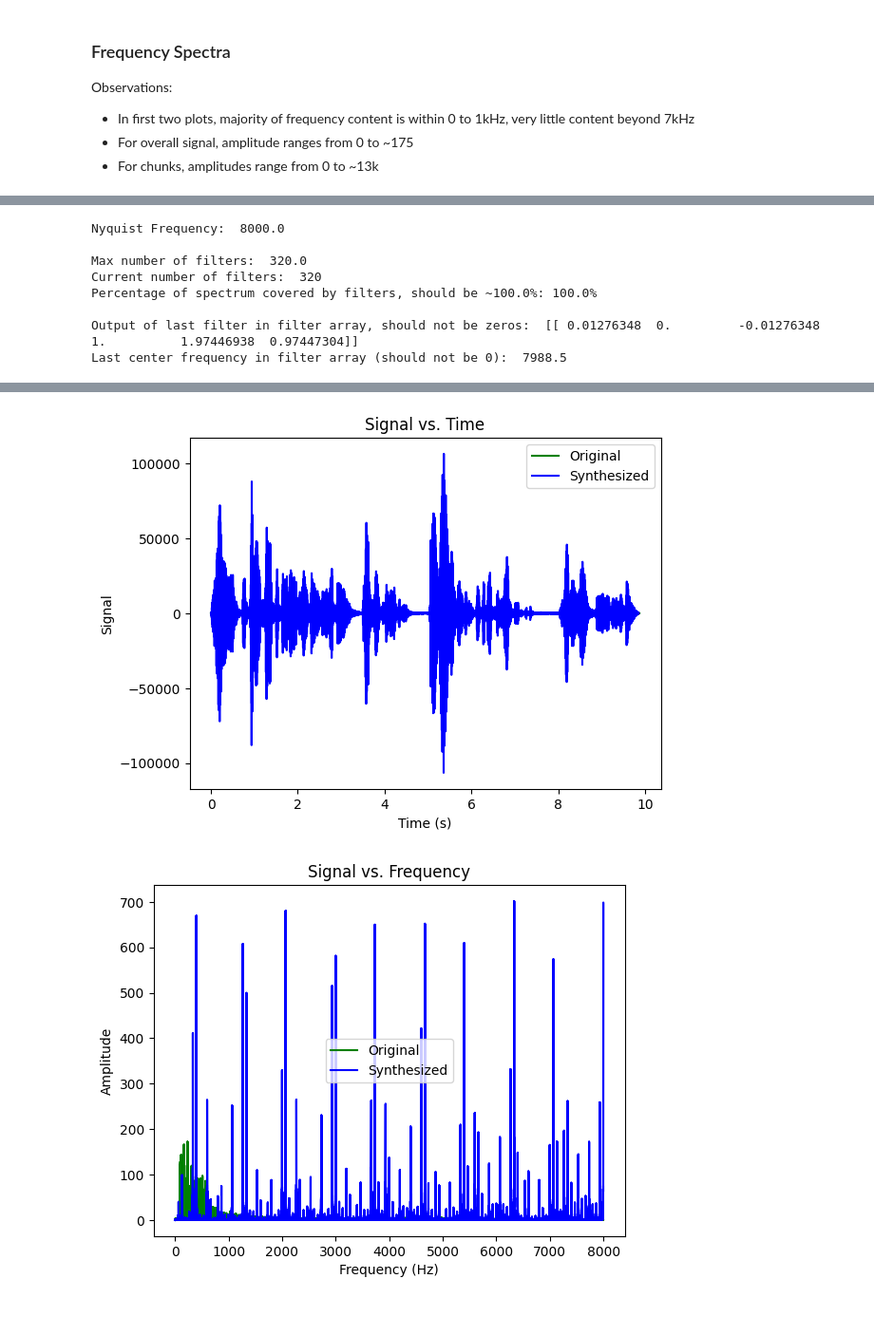
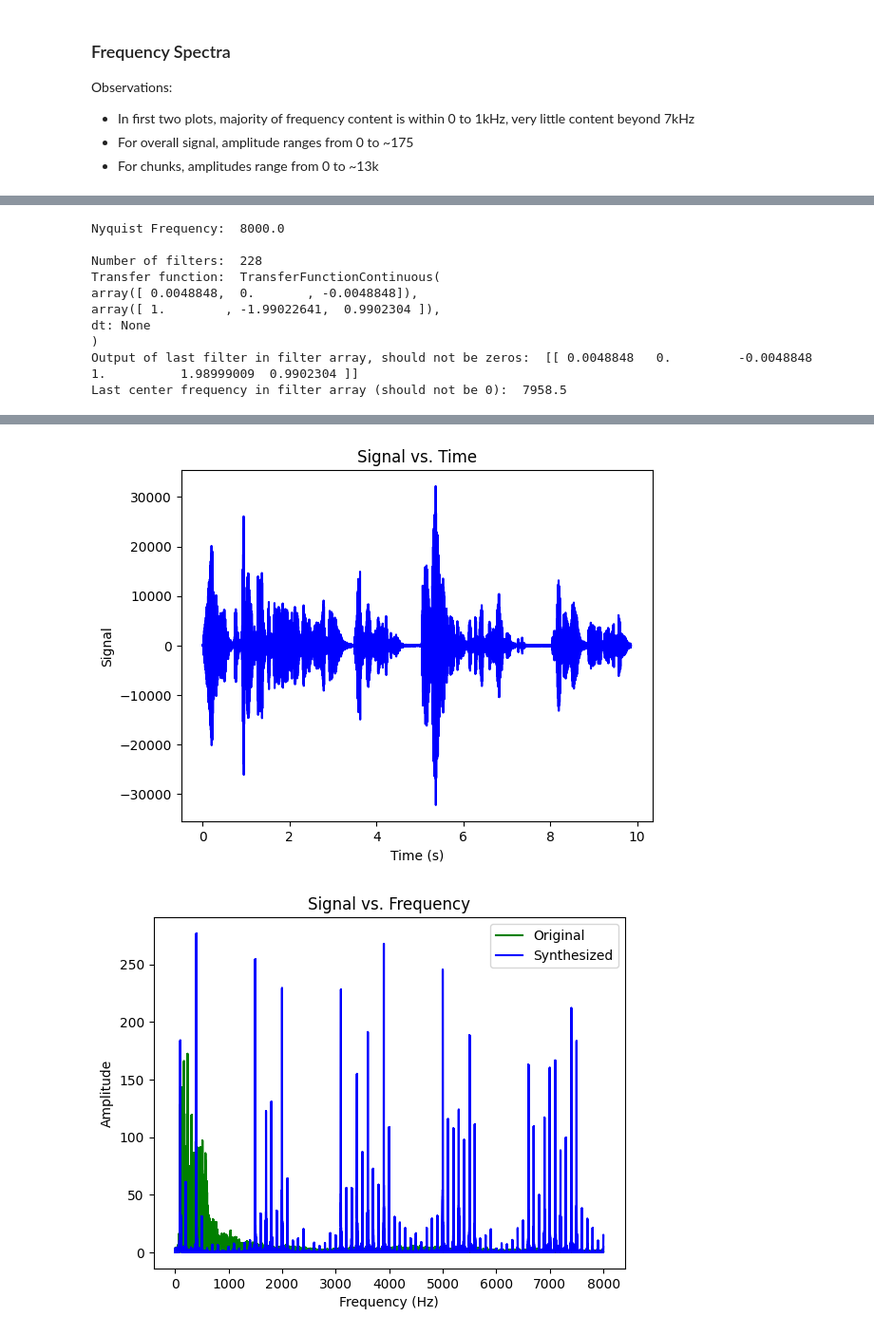
Before and after one commit to LavanSumanan/252DSPProject, a Jupyter notebook: PartB.ipynb, the cells around one changed output, grey strips where cells are left out. Shown at 95% size. Saved outputs shown, nothing was run; the diff lists cells and outputs as text; code cells hidden in the pictures.

```diff
--- a/PartB.ipynb
+++ b/PartB.ipynb
@@ -286,8 +292,8 @@ plt.show()
 # %%
 # to generate bank of filters, need to know type, start and end frequency (from bandwidth), gap / overlap between filters, and number of filters
 
-# FILTER_TYPE = 'butterworth'
-FILTER_TYPE = 'chebyshev1'
+FILTER_TYPE = 'butterworth'
+# FILTER_TYPE = 'chebyshev1'
 # FILTER_TYPE = 'elliptic'
 
 FILTER_ORDER = 1
@@ -300,7 +306,7 @@ BW = 25
 
 GAP_WIDTH = 0 # no gap
 # GAP_WIDTH = 5 # 5 Hz
-# GAP_WIDTH = 10 # 10 Hz
+GAP_WIDTH = 10 # 10 Hz
 # GAP_WIDTH = 100 # 100 Hz
 
 OVERLAP_WIDTH = 0 # no overlap
@@ -308,26 +314,23 @@ OVERLAP_WIDTH = 0 # no overlap
 # OVERLAP_WIDTH = 10 # 10 Hz
 # OVERLAP_WIDTH = 100 # 100 Hz
 
-PERCENT_SPECTRUM = 100.0 # filters cover ~100% of usable spectrum
-# PERCENT_SPECTRUM = 50.0 # filters cover ~50% of usable spectrum
-# PERCENT_SPECTRUM = 25.0 # filters cover ~25% of usable spectrum
-
 NYQUIST_FREQ = FS / 2
 print('Nyquist Frequency: ', NYQUIST_FREQ, '\n')
 
 START_FREQ = 1
-MAX_FILTERS = NYQUIST_FREQ // (BW + GAP_WIDTH - OVERLAP_WIDTH) # max bandwidth / (bandwidth / filter + gap / filter - overlap / filter) = max filters (truncated to avoid going over Nyquist freq)
-NUM_FILTERS = int(MAX_FILTERS * (PERCENT_SPECTRUM / 100)) # use percent of max to limit percent of spectrum used in frequency bands
+NUM_FILTERS = int(NYQUIST_FREQ // (BW + GAP_WIDTH - OVERLAP_WIDTH)) # total filters = total bandwidth / (bandwidth / filter + gap / filter - overlap / filter) (truncated to avoid going over Nyquist freq)
 
-print('Max number of filters: ', MAX_FILTERS)
-print('Current number of filters: ', NUM_FILTERS)
-print(f'Percentage of spectrum covered by filters, should be ~{PERCENT_SPECTRUM}%: {((NUM_FILTERS * (BW + GAP_WIDTH - OVERLAP_WIDTH)) / NYQUIST_FREQ) * 100}%\n')
+print('Number of filters: ', NUM_FILTERS)
 
 LOW_CUTOFF_FREQ = 1 # start lower cutoff frequency at 1 Hz since signal cannot be <= 0 Hz
 HIGH_CUTOFF_FREQ = LOW_CUTOFF_FREQ + BW # upper cutoff frequency is one bandwidth higher than lower cutoff
 CENTER_FREQ = LOW_CUTOFF_FREQ + BW / 2 # center is halfway from lower cutoff to higher cutoff
 
-filter_dimensions = np.shape(signal.butter(N=FILTER_ORDER, Wn=[LOW_CUTOFF_FREQ, HIGH_CUTOFF_FREQ], btype='bandpass', fs=FS, output='sos')) # get shape of scipy filter outputs to initialize an array for storing filters
+sos_bandpass = signal.butter(N=FILTER_ORDER, Wn=[LOW_CUTOFF_FREQ, HIGH_CUTOFF_FREQ], btype='bandpass', fs=FS, output='sos') # store sos output
+num, denom = signal.sos2tf(sos_bandpass) # find sos transfer function coefficients
+print("Transfer function: ", signal.TransferFunction(num, denom)) # print transfer function
+
+filter_dimensions = np.shape(sos_bandpass) # get shape of scipy filter outputs to initialize an array for storing filters
 filter_array_dimensions = (NUM_FILTERS,) + filter_dimensions # combine tuples to create n-element tuple describing n-dimensional array
 filter_array = np.zeros(filter_array_dimensions) # create array to store filters
 
@@ -358,12 +361,14 @@ print(f'Last center frequency in filter array (should not be 0): ', center_freq_
 # %% [output]
 Nyquist Frequency:  8000.0
 
-Max number of filters:  320.0
-Current number of filters:  320
-Percentage of spectrum covered by filters, should be ~100.0%: 100.0%
-
-Output of last filter in filter array, should not be zeros:  [[ 0.01276348  0.         -0.01276348  1.          1.97446938  0.97447304]]
-Last center frequency in filter array (should not be 0):  7988.5
+Number of filters:  228
+Transfer function:  TransferFunctionContinuous(
+array([ 0.0048848,  0.       , -0.0048848]),
+array([ 1.        , -1.99022641,  0.9902304 ]),
+dt: None
+)
+Output of last filter in filter array, should not be zeros:  [[ 0.0048848   0.         -0.0048848   1.          1.98999009  0.9902304 ]]
+Last center frequency in filter array (should not be 0):  7958.5
 # %%
 # chunk_index = np.random.randint(0, NUM_CHUNKS)
 chunk_index = 200
@@ -375,7 +380,7 @@ TOTAL_SAMPLES = NUM_CHUNKS * NUM_SAMPLES_PER_BLOCK # total number of samples in
 filtered_output = np.zeros(TOTAL_SAMPLES) # initialize array of zeros to be summed to with length = total samples to use for validating filtering
 synthesized_output = np.zeros(TOTAL_SAMPLES) # initialize array of zeros to to be summed to with length = total samples to use to generate robot voice
 
-# THRESHOLD_POWER = 30
+THRESHOLD_POWER = 1
 
 # iterate through each time chunk
 for i in range(0, np.shape(chunk_array)[0]):
@@ -397,10 +402,10 @@ for i in range(0, np.shape(chunk_array)[0]):
             leftover_samples = TOTAL_SAMPLES - chunk_start_index_in_output # calculate leftover samples that fit in output
             filtered_output[chunk_start_index_in_output:TOTAL_SAMPLES] += filtered_chunk[:leftover_samples] # add filtered samples that fit in output
 
-            # if RMS < THRESHOLD_POWER: continue # skip adding this signal to the synth output if RMS is below a certain power threshold
+            if RMS < THRESHOLD_POWER: continue # skip adding this signal to the synth output if RMS is below a certain power threshold
 
-            synth_wave_timestamps = np.linspace(2*np.pi*center_freq_array[j]*chunk_start_index_in_output, 2*np.pi*center_freq_array[j]*TOTAL_SAMPLES, leftover_samples) # calculate NUM_SAMPLES_PER_CHUNK inputs for synth sine wave in radians up to upper bound
-            synth_wave = RMS*np.sin(synth_wave_timestamps) # generate synth wave up to upper bound timestamp using RMS as amplitude
+            synth_wave_timestamps = np.linspace(chunk_start_index_in_output, chunk_start_index_in_output + leftover_samples, leftover_samples) # calculate NUM_SAMPLES_PER_CHUNK time stamps for synth sine wave up to upper bound
+            synth_wave = RMS*np.sin(2*np.pi*center_freq_array[j]*synth_wave_timestamps) # generate synth wave up to upper bound timestamp using center frequency and RMS
             synthesized_output[chunk_start_index_in_output:TOTAL_SAMPLES] += synth_wave # add current synthesized wave to overall synthesized output at corresponding timestamps
             continue
 
@@ -410,9 +415,9 @@ for i in range(0, np.shape(chunk_array)[0]):
         if i == chunk_index:
             random_chunk_filtered_output += filtered_chunk
 
-        # if RMS < THRESHOLD_POWER: continue # skip adding this signal to the synth output if RMS is below a certain power threshold
-        synth_wave_timestamps = np.linspace(2*np.pi*center_freq_array[j]*chunk_start_index_in_output, 2*np.pi*center_freq_array[j]*chunk_end_index_in_output, NUM_SAMPLES_PER_CHUNK) # calculate NUM_SAMPLES_PER_CHUNK inputs for synth sine wave in radians using center frequency
-        synth_wave = RMS*np.sin(synth_wave_timestamps) # generate synth wave using inputs and RMS as amplitude
+        if RMS < THRESHOLD_POWER: continue # skip adding this signal to the synth output if RMS is below a certain power threshold
+        synth_wave_timestamps = np.linspace(chunk_start_index_in_output, chunk_end_index_in_output, NUM_SAMPLES_PER_CHUNK) # calculate NUM_SAMPLES_PER_CHUNK time stamps for synth sine wave
+        synth_wave = RMS*np.sin(2*np.pi*center_freq_array[j]*synth_wave_timestamps) # generate synth wave at each timestamp using center frequency and RMS
         synthesized_output[chunk_start_index_in_output:chunk_end_index_in_output] += synth_wave # add current synthesized sine wave to overall synthesized output at corresponding timestamps
 
 # plot filtered signal and compare it to original in time domain
@@ -464,12 +469,12 @@ output_signal_as_wav('filtered', filtered_output, FS, MAX_AMP)
 
 # plot synthesized signal and compare it to original in time domain
 plt.figure('synthesized signal vs. time')
-plt.plot(create_timestamps(data, FS), data, color='green', label='Original')
+# plt.plot(create_timestamps(data, FS), data, color='green', label='Original')
 plt.plot(create_timestamps(synthesized_output, FS), synthesized_output, color='blue', label='Synthesized')
 plt.title('Signal vs. Time')
 plt.ylabel('Signal')
 plt.xlabel('Time (s)')
-plt.legend()
+# plt.legend()
 plt.show()
 
 # plot synthesized signal and compare it to original in frequency domain
@@ -511,3 +516,3 @@ output_signal_as_wav('robot', synthesized_output, FS, MAX_AMP)
-[figure, old version]
+[figure, new version]
-[figure, old version]
+[figure, new version]
 # %%
```
Also changed, not shown: parts of 6 cells of this notebook, 4 other files.
